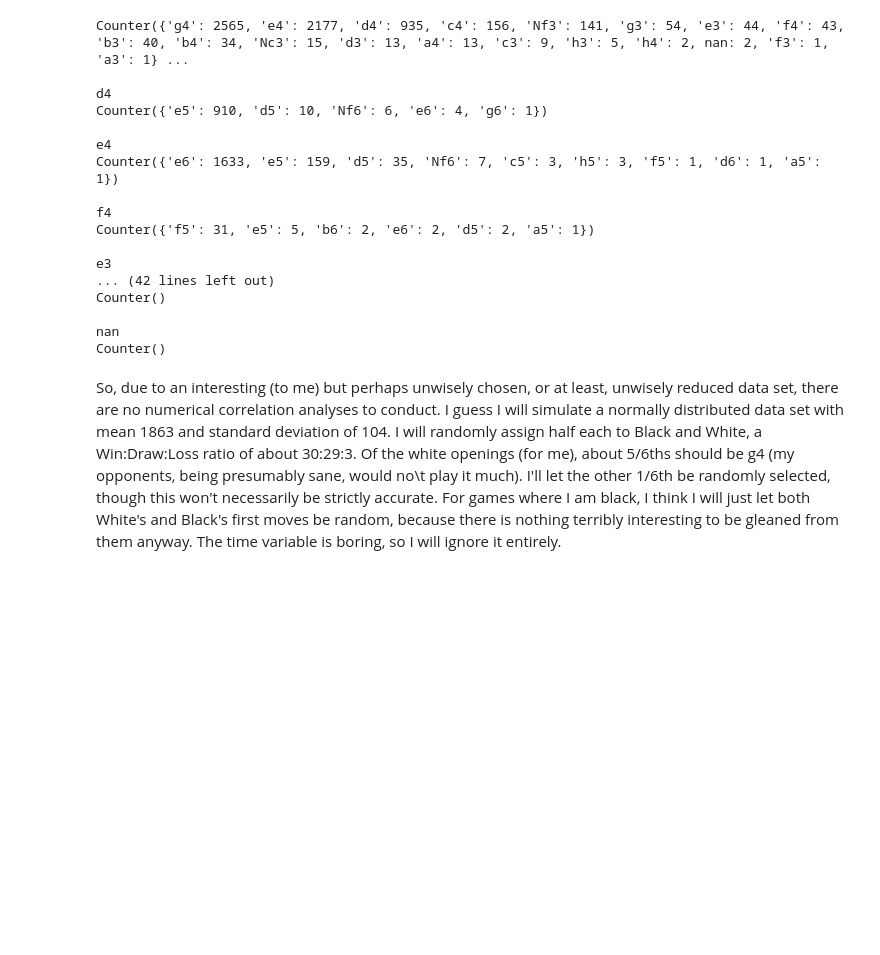
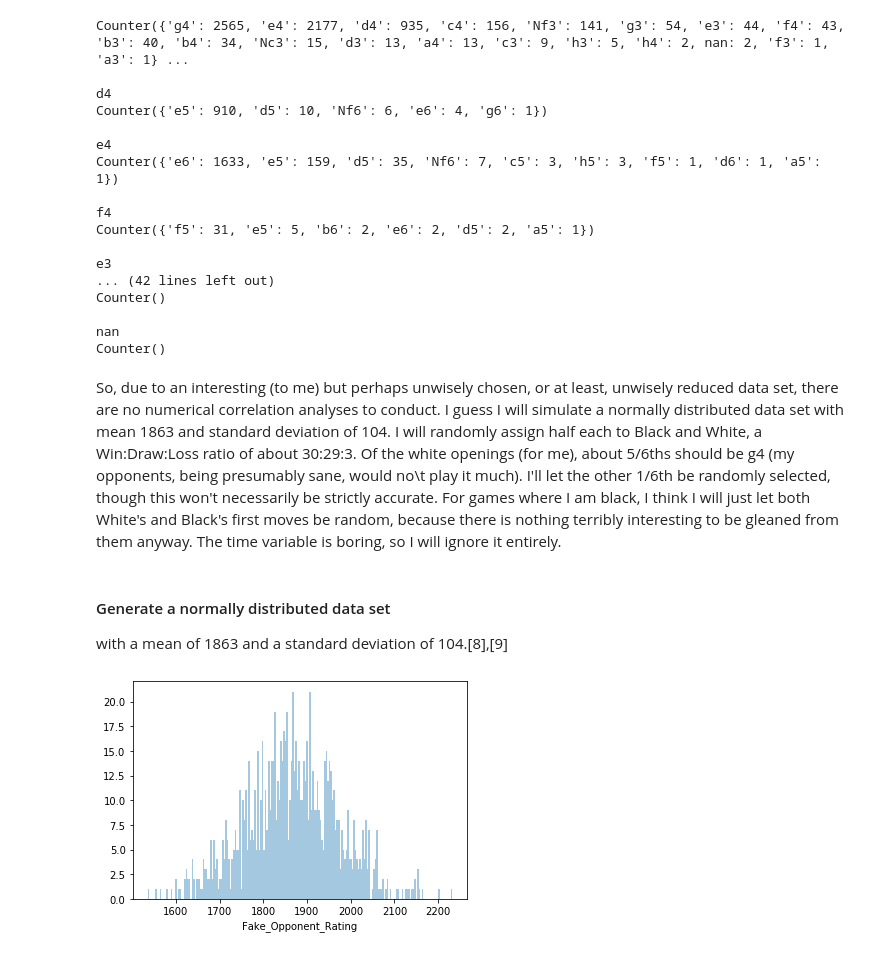
Before and after one commit to HFintan/pda_proj, a Jupyter notebook: pda_proj.ipynb, the cells around one changed output. Cells and saved outputs as stored; diff of their text form; code cells hidden in the pictures; blank space fills up the shorter version.

Commit message:
generated 1000 fake opponents' ratings

```diff
--- a/pda_proj.ipynb
+++ b/pda_proj.ipynb
@@ -282,3 +286,22 @@ nan
 Counter()
 # %% [markdown]
 So, due to an interesting (to me) but perhaps unwisely chosen, or at least, unwisely reduced data set, there are no numerical correlation analyses to conduct. I guess I will simulate a normally distributed data set with mean 1863 and standard deviation of 104. I will randomly assign half each to Black and White, a Win:Draw:Loss ratio of about 30:29:3. Of the white openings (for me), about 5/6ths should be g4 (my opponents, being presumably sane, would no\t play it much). I'll let the other 1/6th be randomly selected, though this won't necessarily be strictly accurate. For games where I am black, I think I will just let both White's and Black's first moves be random, because there is nothing terribly interesting to be gleaned from them anyway. The time variable is boring, so I will ignore it entirely.
+# %% [markdown]
+#### Generate a normally distributed data set
+with a mean of 1863 and a standard deviation of 104.<a id ="rounding">[8]</a>,<a id ="generating_random_data">[9]</a>
+# %%
+from scipy.stats import norm
+
+mean_rating = 1863
+std_devn_rating = 104
+
+next_games = []
+for i in range(1000):
+    new_val=mean_rating + np.random.normal()*std_devn_rating
+    next_games.append(round(new_val))
+# %%
+fake = pd.DataFrame(next_games, columns=['Fake_Opponent_Rating'])
+sb.distplot(fake['Fake_Opponent_Rating'],kde=False,bins=200)
+plt.show()
+# %% [output]
+[figure, added]
```
Also changed, not shown: parts of 1 cell of this notebook.
